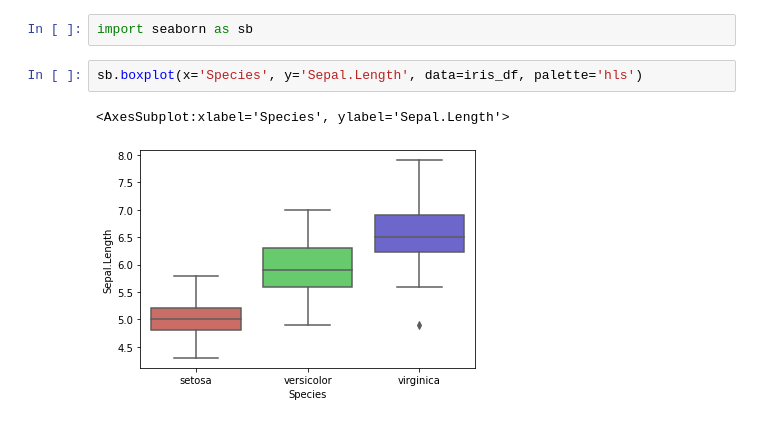
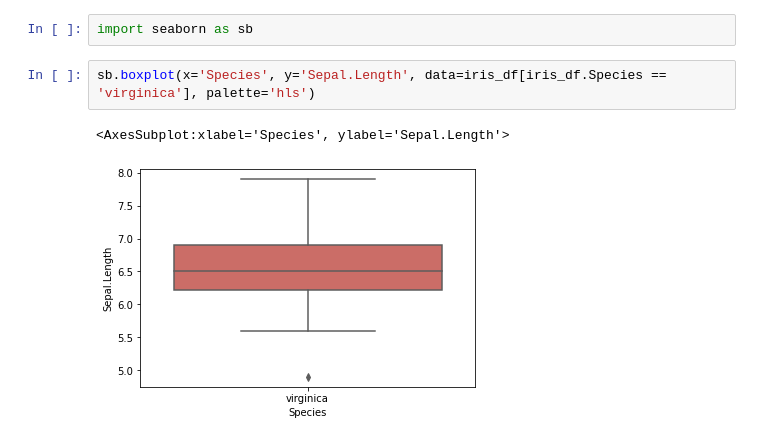
Before and after one commit to pankajsoni22/machine-learning-mastery, a Jupyter notebook: Outliers.ipynb, the cells around one changed output. Saved outputs shown, nothing was run; the diff lists cells and outputs as text.

```diff
--- a/Outliers.ipynb
+++ b/Outliers.ipynb
@@ -57,7 +59,7 @@ iris_df
 # %%
 import seaborn as sb
 # %%
-sb.boxplot(x='Species', y='Sepal.Length', data=iris_df, palette='hls')
+sb.boxplot(x='Species', y='Sepal.Length', data=iris_df[iris_df.Species == 'virginica'], palette='hls')
 # %% [output]
 <AxesSubplot:xlabel='Species', ylabel='Sepal.Length'>
-[figure, old version]
+[figure, new version]
```
Also changed, not shown: parts of 36 cells of this notebook.
